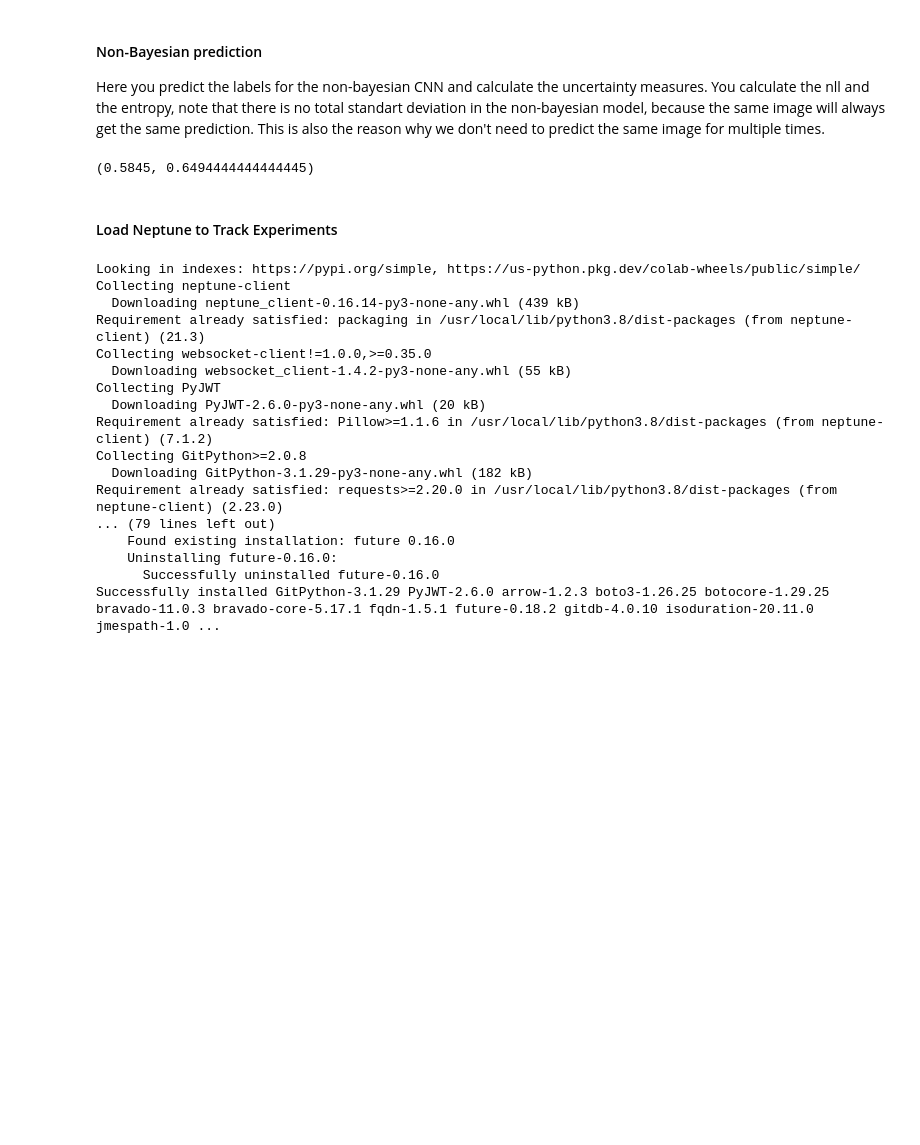
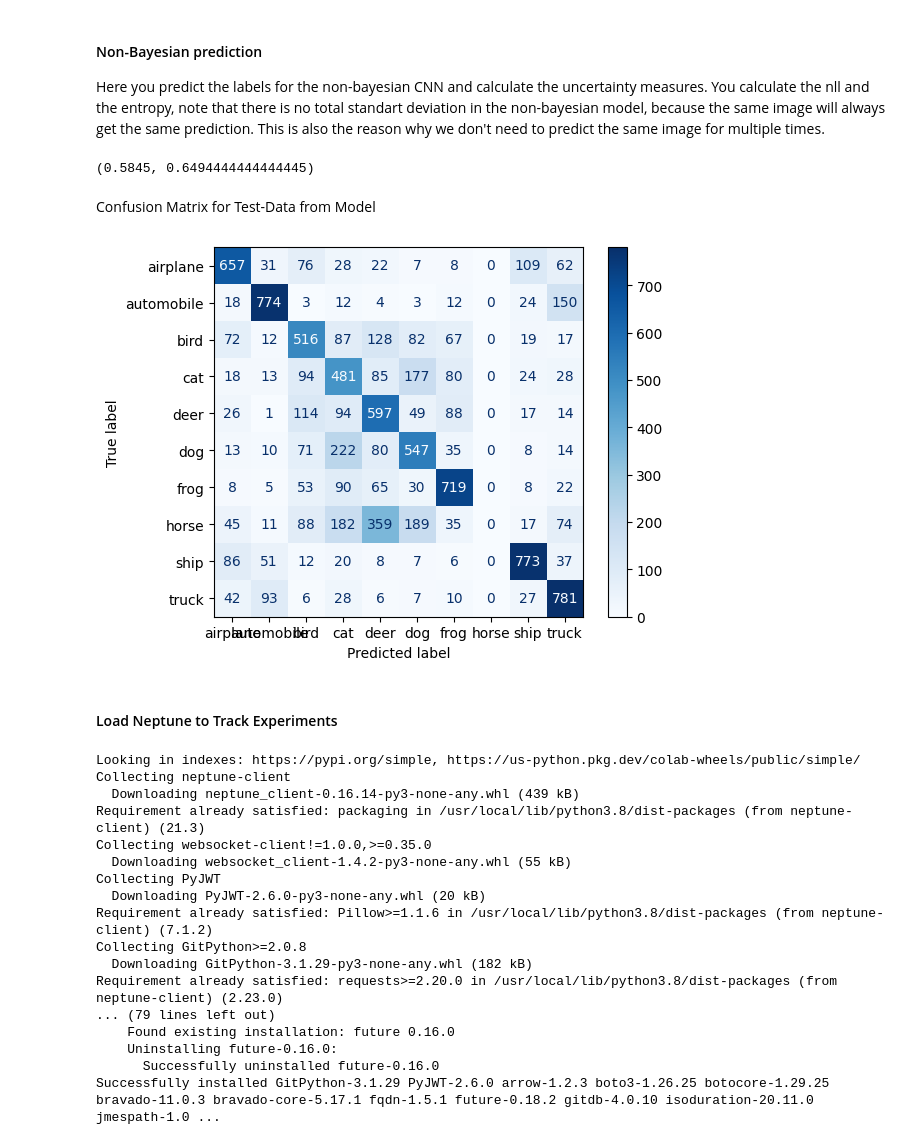
Before and after one commit to RachelRamirez/tta, a Jupyter notebook: TTA_experiments_only.ipynb, the cells around one changed output. Saved outputs shown, nothing was run; the diff lists cells and outputs as text; code cells hidden in the pictures; blank space fills up the shorter version.

```diff
--- a/TTA_experiments_only.ipynb
+++ b/TTA_experiments_only.ipynb
@@ -297,6 +320,18 @@ test_acc_known=np.average(true_labels[known_idx]==pred_labels[known_idx])
 test_acc_all, test_acc_known
 # %% [output]
 (0.5845, 0.6494444444444445)
+# %% [markdown]
+Confusion Matrix for Test-Data from Model
+# %%
+
+cm = confusion_matrix(true_labels, pred_labels)
+
+disp = ConfusionMatrixDisplay(confusion_matrix=cm, display_labels=labels)
+
+disp.plot(cmap=plt.cm.Blues)
+plt.show()
+# %% [output]
+[figure, added]
 # %% [markdown]
 #### Load Neptune to Track Experiments
 # %%
```
Also changed, not shown: parts of 9 cells of this notebook.
